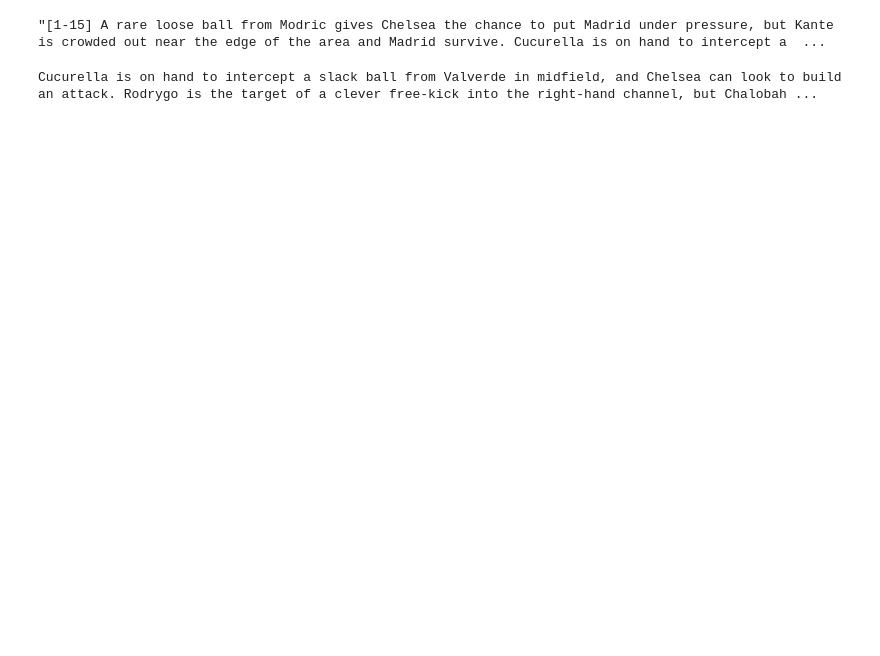
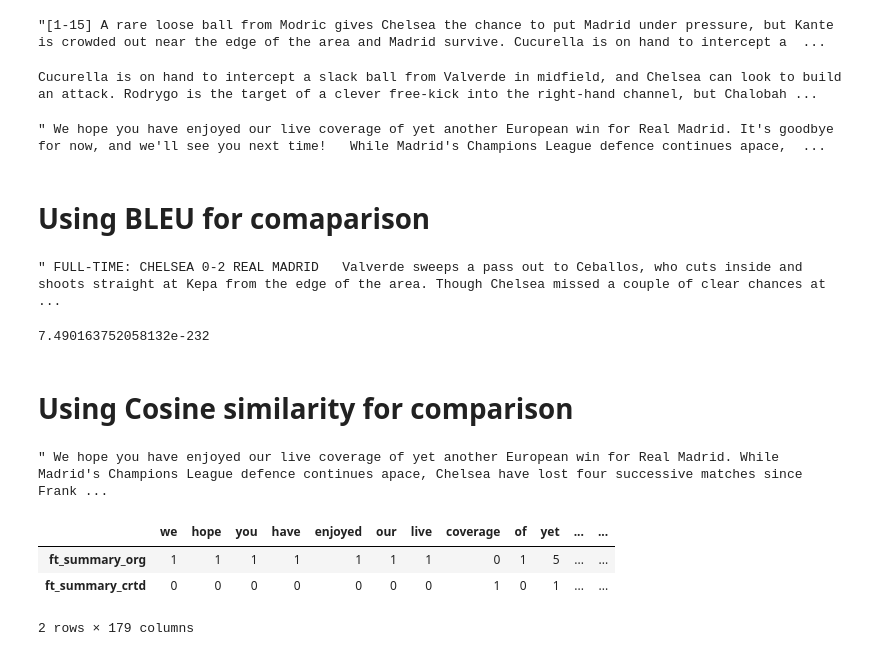
Before and after one commit to avisionary/commentary_analysis, a Jupyter notebook: code/utils/summary_rs.ipynb, the cells around one changed output. Saved outputs shown, nothing was run; the diff lists cells and outputs as text; code cells hidden in the pictures; blank space fills up the shorter version.

```diff
--- a/code/utils/summary_rs.ipynb
+++ b/code/utils/summary_rs.ipynb
@@ -175,8 +175,8 @@ comment = ''
 for comm in df1['comment']:
     comment += comm
 
-summary = summarize_text(comment)
-print(summary)
+spacy_summary = summarize_text(comment)
+print(spacy_summary)
 # %% [output]
 Vinicius gets the assist for Rodrygo's goal, staying cool under pressure at the far post to pick out his opposite winger, who makes no mistake from close range!  GOAAAAAAAL! James works some space to  ...
 # %% [markdown]
@@ -305,3 +341,49 @@ summ_comm
 print(summarize_text_nltk(summ_comm))
 # %% [output]
 Cucurella is on hand to intercept a slack ball from Valverde in midfield, and Chelsea can look to build an attack. Rodrygo is the target of a clever free-kick into the right-hand channel, but Chalobah ...
+# %%
+ft_comm = temp_df[temp_df['comment_desc'] == 'full time summary']['comment']
+full_time_summary = " ".join(ft_comm)
+full_time_summary
+# %% [output]
+" We hope you have enjoyed our live coverage of yet another European win for Real Madrid. It's goodbye for now, and we'll see you next time!   While Madrid's Champions League defence continues apace,  ...
+# %% [markdown]
+# Using BLEU for comaparison
+# %%
+summ_per = summarize_text_nltk(comment)
+summ_per
+# %% [output]
+" FULL-TIME: CHELSEA 0-2 REAL MADRID   Valverde sweeps a pass out to Ceballos, who cuts inside and shoots straight at Kepa from the edge of the area. Though Chelsea missed a couple of clear chances at ...
+# %%
+from nltk.translate import bleu
+
+full_time_summ = full_time_summary.split()
+
+sent_b = summ_per.split()
+
+
+print(bleu(full_time_summ, sent_b))
+# %% [output]
+7.490163752058132e-232
+# %% [markdown]
+# Using Cosine similarity for comparison
+# %%
+ft_summary = summarize_text_nltk(full_time_summary)
+ft_summary
+# %% [output]
+" We hope you have enjoyed our live coverage of yet another European win for Real Madrid. While Madrid's Champions League defence continues apace, Chelsea have lost four successive matches since Frank ...
+# %%
+import pandas as pd
+from sklearn.feature_extraction.text import CountVectorizer
+count_vect = CountVectorizer()
+
+corpus = [full_time_summary, spacy_summary]
+
+X_train_counts = count_vect.fit_transform(corpus)
+
+pd.DataFrame(X_train_counts.toarray(),columns=count_vect.vocabulary_.keys(),index=['ft_summary_org','ft_summary_crtd'])
+# %% [output]
+|  | we | hope | you | have | enjoyed | our | live | coverage | of | yet | ... | ... |
+| ft_summary_org | 1 | 1 | 1 | 1 | 1 | 1 | 1 | 0 | 1 | 5 | ... | ... |
+| ft_summary_crtd | 0 | 0 | 0 | 0 | 0 | 0 | 0 | 1 | 0 | 1 | ... | ... |
+2 rows × 179 columns
```
Also changed, not shown: parts of 11 cells of this notebook.
